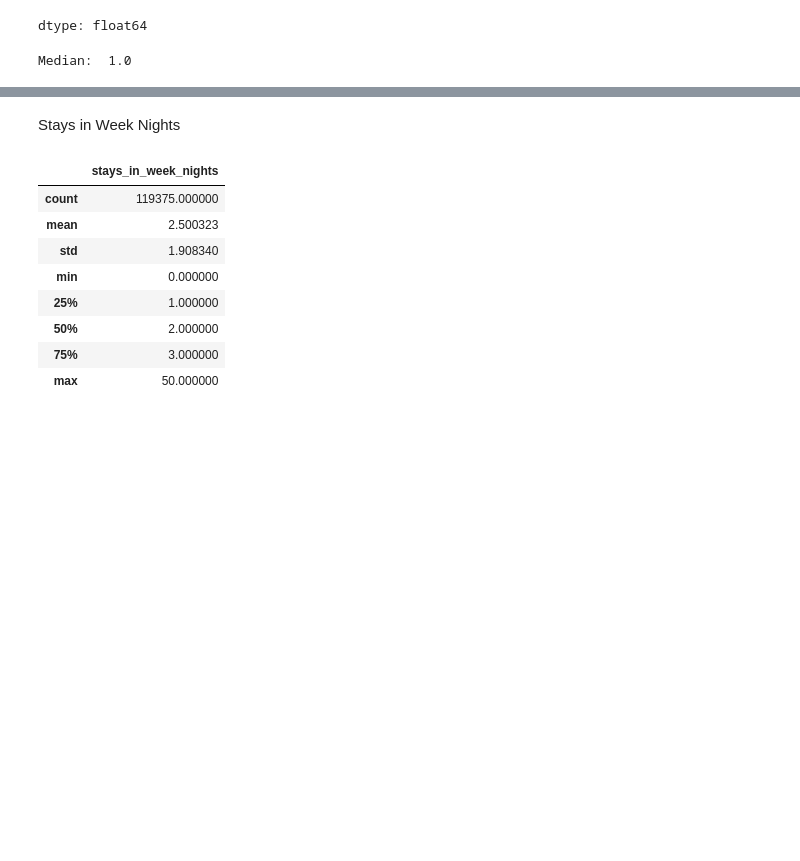
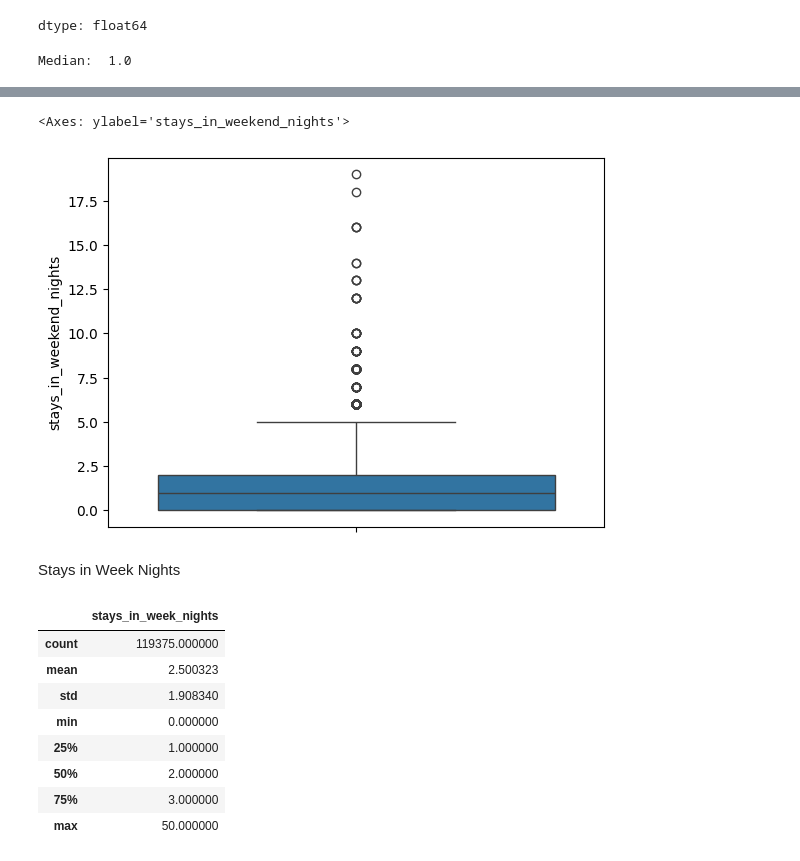
Before and after one commit to Kekkles1/BI-Colab, a Jupyter notebook: BI Assignment.ipynb, the cells around one changed output, grey strips where cells are left out. Saved outputs shown, nothing was run; the diff lists cells and outputs as text; code cells hidden in the pictures; blank space fills up the shorter version.

```diff
--- a/BI Assignment.ipynb
+++ b/BI Assignment.ipynb
@@ -135,3 +145,8 @@ Median:  1.0
+# %%
+sns.boxplot(y=df['stays_in_weekend_nights'])
+# %% [output]
+<Axes: ylabel='stays_in_weekend_nights'>
+[figure, added]
 # %% [markdown]
 Stays in Week Nights
 # %%
```
Also changed, not shown: parts of 24 cells of this notebook.
